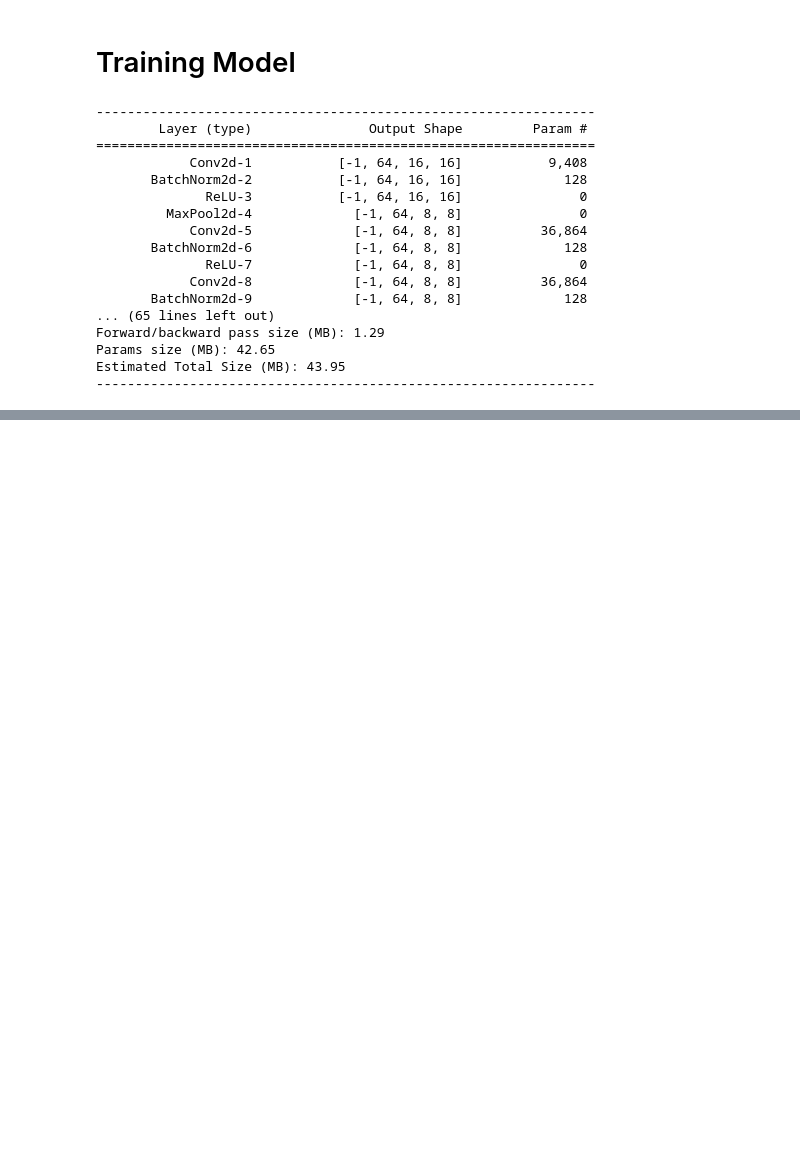
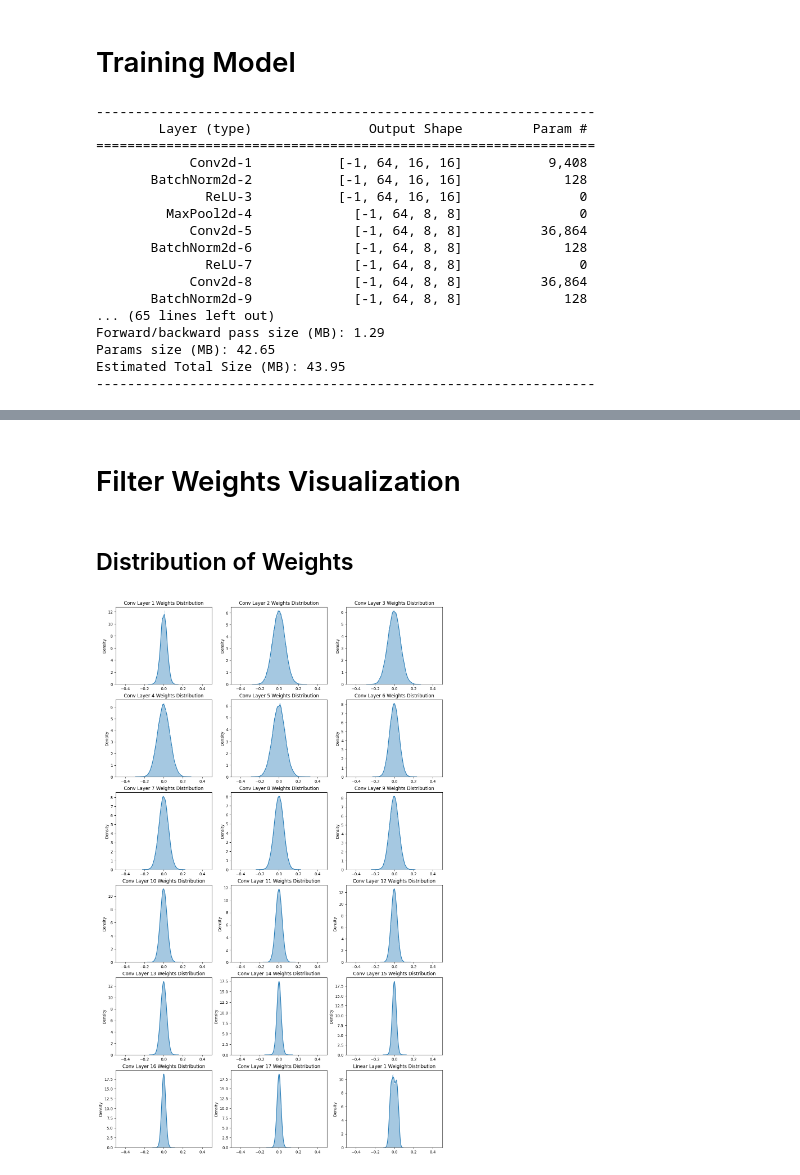
Before and after one commit to munish30monga/gnr_650, a Jupyter notebook: assignment_1.ipynb, the cells around one changed output, grey strips where cells are left out. Cells and saved outputs as stored; diff of their text form; code cells hidden in the pictures; blank space fills up the shorter version.

```diff
--- a/assignment_1.ipynb
+++ b/assignment_1.ipynb
@@ -173,0 +176,26 @@ plt.legend();
+# %% [markdown]
+# Filter Weights Visualization
+# %% [markdown]
+## Distribution of Weights
+# %%
+conv_layer = 1
+lin_layer = 1
+axis_index = 0
+fig, axes = plt.subplots(nrows = 6, ncols = 3, figsize = (15,25))
+for layer in model.named_modules():
+    if layer[0].find('conv') != -1:
+        layer_weights = layer[1].weight.cpu().detach().clone().numpy().reshape(-1,1)
+        sns.distplot(x = layer_weights, ax = axes[axis_index // 3, axis_index % 3]).set(title=f"Conv Layer {conv_layer} Weights Distribution")
+        axes[axis_index // 3, axis_index % 3].set_xlim(-0.5, 0.5)
+        conv_layer+=1
+        axis_index += 1
+
+    # For added fully connected layer
+    if layer[0].find('fc') != -1:
+        layer_weights = layer[1].weight.cpu().detach().clone().numpy().reshape(-1,1)
+        sns.distplot(x = layer_weights, ax = axes[axis_index // 3, axis_index % 3]).set(title=f"Linear Layer {lin_layer} Weights Distribution")
+        axes[axis_index // 3, axis_index % 3].set_xlim(-0.5, 0.5)
+        lin_layer+=1
+        axis_index += 1
+# %% [output]
+[figure, added]
```
Also changed, not shown: parts of 5 cells of this notebook.
